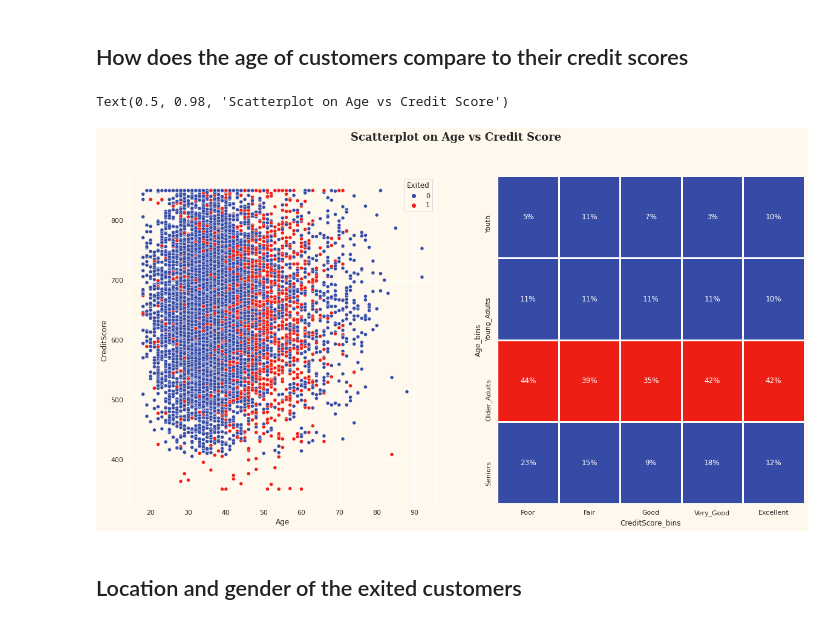
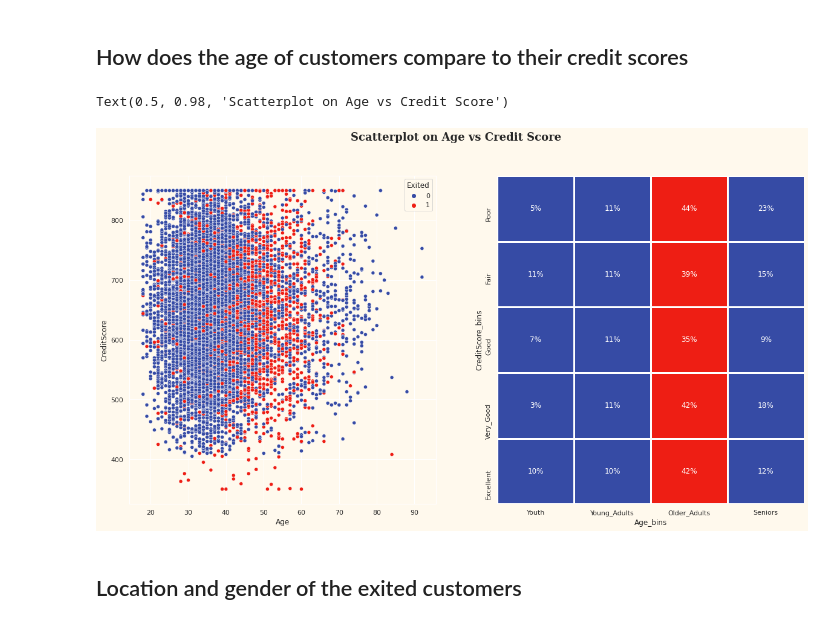
Before and after one commit to Kevin-Nduati/Bank-Customer-Churn-Modelling, a Jupyter notebook: Churn.ipynb, the cells around one changed output. Drawn from its saved outputs; the diff is of its cells as text; code cells hidden in the pictures.

Commit message:
End of Visualization

```diff
--- a/Churn.ipynb
+++ b/Churn.ipynb
@@ -187,16 +187,16 @@ plt.tight_layout()
 # %%
 fig, axs = plt.subplots(1,2, figsize=(20,10))
 
 
 # Create a scatterplot on age vs creditscore
 sns.scatterplot(x='Age', y='CreditScore', data=df, hue='Exited', ax=axs[0], palette=custom)
-df_heatmap = df.pivot_table(values='Exited', index='Age_bins', columns='CreditScore_bins', aggfunc=np.mean)
+df_heatmap = df.pivot_table(values='Exited', columns='Age_bins', index='CreditScore_bins', aggfunc=np.mean)
 sns.heatmap(df_heatmap,  square=False, linewidth=2.5, cbar=False, annot=True, cmap = my_cmap,
             fmt='1.0%',vmax=.6, vmin=0.05,  annot_kws={'fontsize': 12}, ax=axs[1])
 plt.suptitle('Scatterplot on Age vs Credit Score', fontsize=18, fontweight='bold', fontfamily='serif')
 # %% [output]
 Text(0.5, 0.98, 'Scatterplot on Age vs Credit Score')
-[figure, old version]
+[figure, new version]
 # %% [markdown]
 ## Location and gender of the exited customers
 # %%
```
